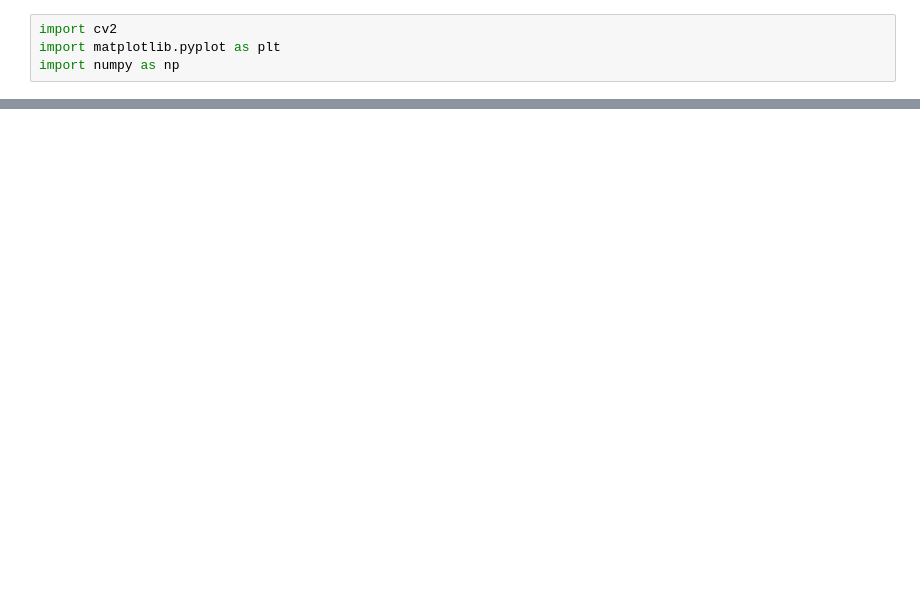
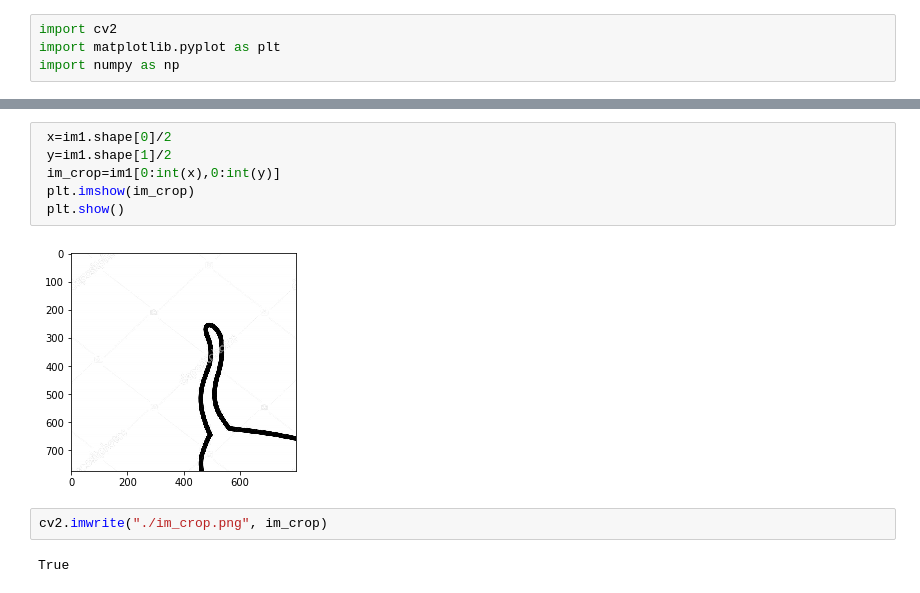
Before and after one commit to JeasGood/Python, a Jupyter notebook: Lab1.ipynb, the cells around one changed output, grey strips where cells are left out. Saved outputs shown, nothing was run; the diff lists cells and outputs as text; blank space fills up the shorter version.

```diff
--- a/Lab1.ipynb
+++ b/Lab1.ipynb
@@ -20,0 +68,12 @@ plt.show()
+# %%
+ x=im1.shape[0]/2
+ y=im1.shape[1]/2
+ im_crop=im1[0:int(x),0:int(y)]
+ plt.imshow(im_crop)
+ plt.show()
+# %% [output]
+[figure, added]
+# %%
+cv2.imwrite("./im_crop.png", im_crop)
+# %% [output]
+True
```
Also changed, not shown: parts of 3 cells of this notebook.
